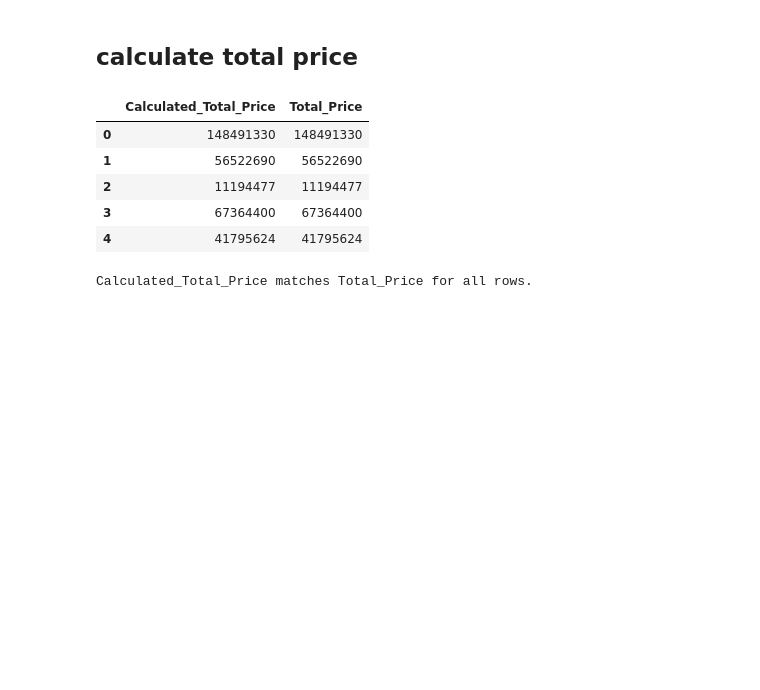
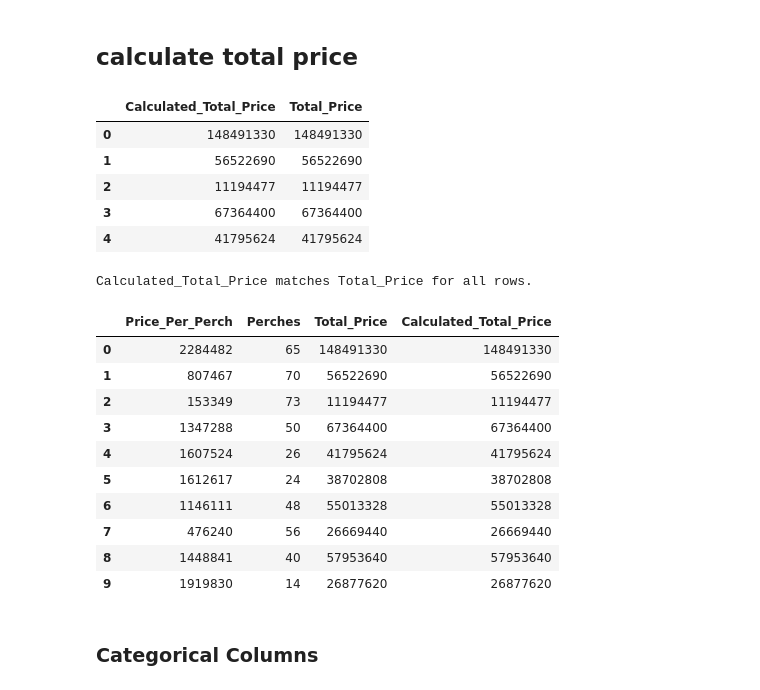
Before and after one commit to DhaneeraDulvanya/Sri-Lankan-Land-Price-Prediction-and-Real-Estate-Market-Analysis-System, a Jupyter notebook: notebooks/01_data_understandings.ipynb, the cells around one changed output. Cells and saved outputs as stored; diff of their text form; code cells hidden in the pictures; blank space fills up the shorter version.

```diff
--- a/notebooks/01_data_understandings.ipynb
+++ b/notebooks/01_data_understandings.ipynb
@@ -603,3 +603,21 @@ else:
     print("Calculated_Total_Price does not match Total_Price for all rows.")
 # %% [output]
 Calculated_Total_Price matches Total_Price for all rows.
+# %%
+df_copy[
+    ["Price_Per_Perch", "Perches", "Total_Price", "Calculated_Total_Price"]
+].head(10)
+# %% [output]
+|  | Price_Per_Perch | Perches | Total_Price | Calculated_Total_Price |
+| 0 | 2284482 | 65 | 148491330 | 148491330 |
+| 1 | 807467 | 70 | 56522690 | 56522690 |
+| 2 | 153349 | 73 | 11194477 | 11194477 |
+| 3 | 1347288 | 50 | 67364400 | 67364400 |
+| 4 | 1607524 | 26 | 41795624 | 41795624 |
+| 5 | 1612617 | 24 | 38702808 | 38702808 |
+| 6 | 1146111 | 48 | 55013328 | 55013328 |
+| 7 | 476240 | 56 | 26669440 | 26669440 |
+| 8 | 1448841 | 40 | 57953640 | 57953640 |
+| 9 | 1919830 | 14 | 26877620 | 26877620 |
+# %% [markdown]
+### Categorical Columns
```
Also changed, not shown: parts of 2 cells of this notebook.
